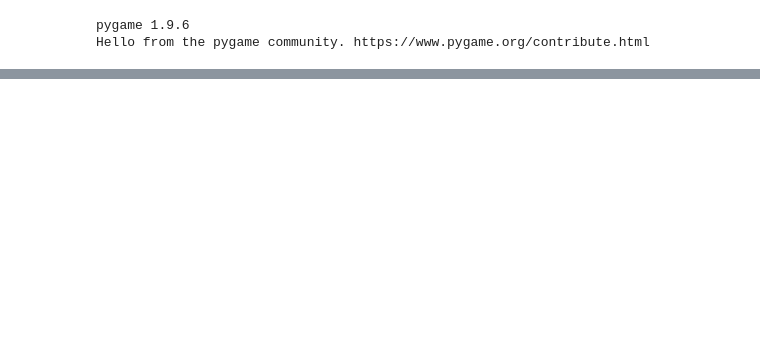
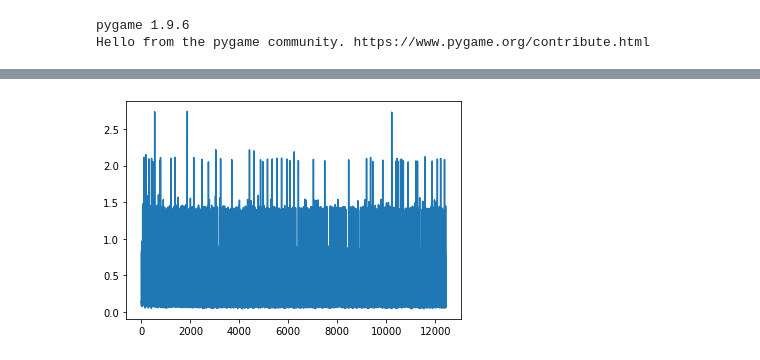
Before and after one commit to Tej780/SnakeAI, a Jupyter notebook: torchSnake.ipynb, the cells around one changed output, grey strips where cells are left out. Drawn from its saved outputs; the diff is of its cells as text; code cells hidden in the pictures; blank space fills up the shorter version.

```diff
--- a/torchSnake.ipynb
+++ b/torchSnake.ipynb
@@ -45,12 +52,13 @@ class DQNAgent:
         self.done_memory = np.zeros((self.max_memory,1))
         self.memory_size = 0 #current size of memory
         self.dueling_type = 'avg'
+        self.loss = []
 
         # Hyperparameters
         self.gamma = 0.99    # discount rate
         self.epsilon = 1.0  # exploration rate
         self.epsilon_min = 0.1
-        self.epsilon_decay = 0.99
+        self.epsilon_decay = 0.9998
         self.learning_rate = 0.001
         self.DQN = Net(self.learning_rate)
         self.target_network = Net(self.learning_rate)
@@ -79,9 +87,10 @@ class DQNAgent:
         #random.seed(30)
         if np.random.rand() <= self.epsilon:
             return random.randrange(self.action_size)
-
-        act_values = self.DQN.forward(torch.tensor(state,device = self.DQN.device,dtype=torch.float32))
-        return torch.argmax(act_values).item()  # returns action
+        act_values = self.DQN.forward(torch.tensor(state,dtype=torch.float32).to(self.DQN.device))
+        action = torch.argmax(act_values).item()
+        #print(act_values)
+        return action # returns action
 
     def replay(self, batch_size):
         self.DQN.optim.zero_grad()
@@ -90,28 +99,36 @@ class DQNAgent:
 
         state_batch = torch.tensor(self.state_memory[batch],device = self.DQN.device,dtype=torch.float32)
         action_batch = torch.tensor(self.action_memory[batch],device = self.DQN.device, dtype=torch.uint8)
-        reward_batch = torch.tensor(self.reward_memory[batch],device = self.DQN.device,dtype=torch.uint8)
+        reward_batch = torch.tensor(self.reward_memory[batch],device = self.DQN.device,dtype=torch.float32)
         next_state_batch = torch.tensor(self.next_state_memory[batch],device = self.DQN.device,dtype=torch.float32)
         done_batch = torch.tensor(self.done_memory[batch],device = self.DQN.device,dtype=torch.uint8)
 
         Q_value = self.DQN.forward(state_batch).to(self.DQN.device)
         Q_target = Q_value.clone()
         Q_next = self.target_network.forward(next_state_batch).to(self.DQN.device)
+        batch_index = np.arange(batch_size,dtype=np.int32)
+        #print(Q_value)
 
-        batch_index = np.arange(batch_size,dtype=np.int32)
-        Q_target[batch_index,action_batch.cpu().numpy()] = reward_batch.float() + self.gamma + torch.max(Q_next, dim=1)[0]*done_batch.float()
+        idx = np.array(list(zip(batch_index,action_batch.cpu().numpy().reshape(-1))))
+        Q_target[idx[:, 0], idx[:, 1]] = reward_batch.float().reshape(-1) + \
+        self.gamma * torch.max(Q_next, dim=1)[0] * (1-done_batch.float().reshape(-1))
 
         if self.epsilon > self.epsilon_min:
             self.epsilon *= self.epsilon_decay
 
         loss = self.DQN.loss(Q_target, Q_value).to(self.DQN.device)
         loss.backward()
+
+        self.loss.append(loss.item())
         self.DQN.optim.step()
 
 
     def load(self, PATH):
         self.DQN.load_state_dict(torch.load(PATH))
         self.DQN.eval()
+
+    def clear_loss(self):
+        self.loss = []
 
 
     def save(self, PATH):
@@ -192,0 +201,5 @@ EPOCH:  199
+# %%
+plt.plot(range(len(avg_loss)),avg_loss)
+plt.show()
+# %% [output]
+[figure, added]
```
Also changed, not shown: parts of 5 cells of this notebook, 2 other files.
